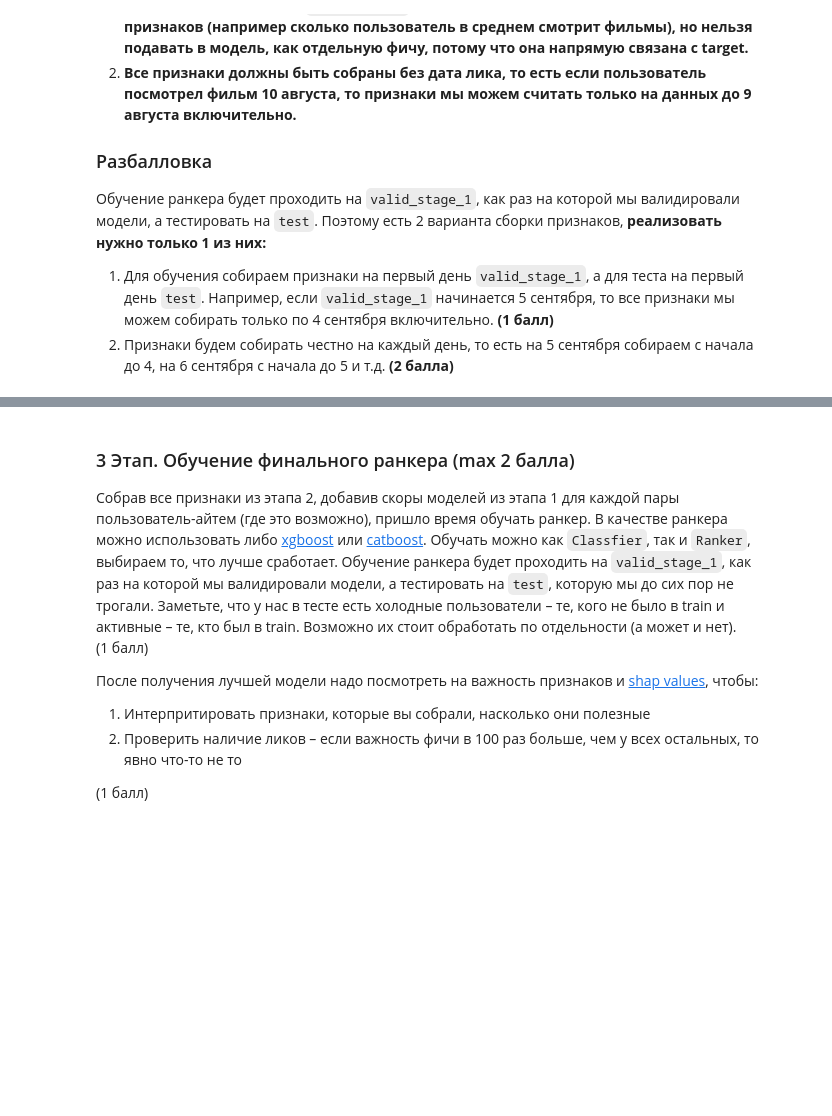
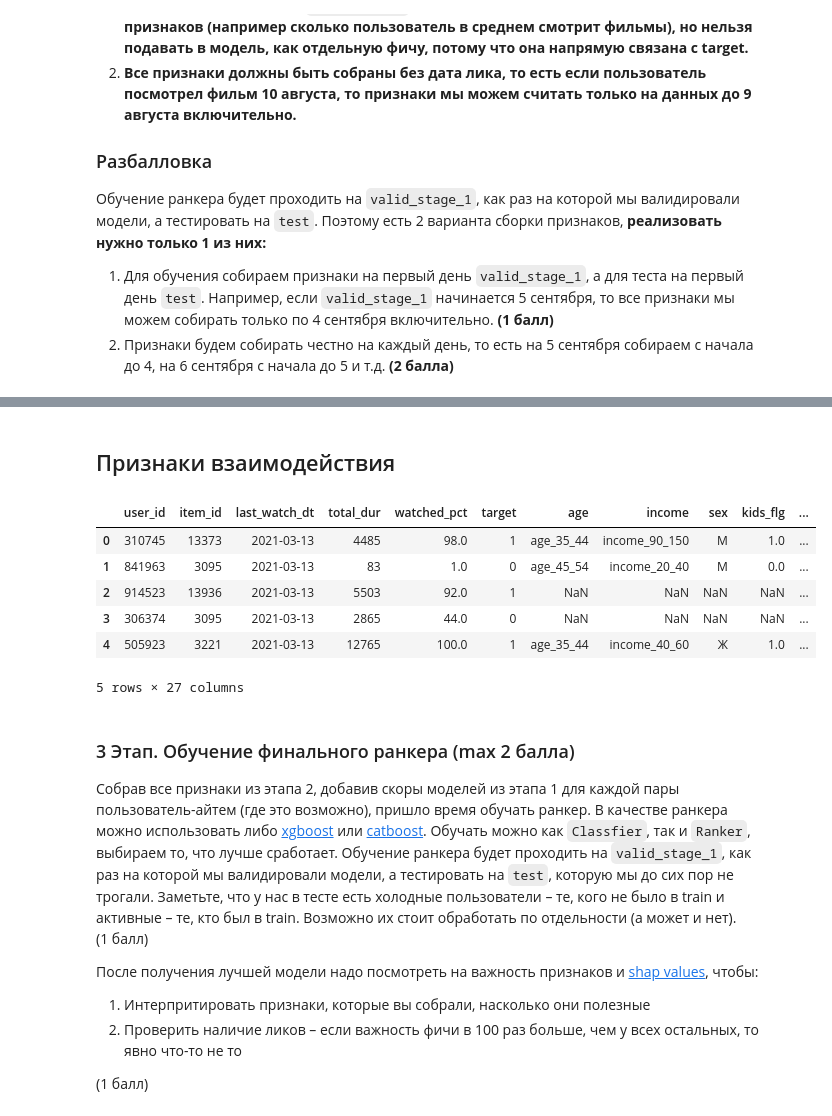
Before and after one commit to xanderkov/HSE-RecSys, a Jupyter notebook: hw-03/HSE RecSys HW3.ipynb, the cells around one changed output, grey strips where cells are left out. Saved outputs shown, nothing was run; the diff lists cells and outputs as text; code cells hidden in the pictures; blank space fills up the shorter version.

```diff
--- a/hw-03/HSE RecSys HW3.ipynb
+++ b/hw-03/HSE RecSys HW3.ipynb
@@ -513,3 +509,42 @@ test_df_with_features = # YOUR CODE IS HERE
+# %% [markdown]
+## Признаки взаимодействия
+# %%
+def make_interaction_features(train_users, features):
+    boost = train_users.copy()
+
+    for cols, new_col in features:
+        avg_col = (train_users.groupby(cols)['watched_pct']
+                    .mean()
+                    .reset_index()
+                    .rename(columns={'watched_pct': new_col}))
+        boost = boost.merge(avg_col, on=cols, how='left')
+
+
+    return boost
+# %%
+features = [
+    (['item_id', 'age'], 'avg_item_age'),
+    (['item_id', 'income'], 'avg_item_income'),
+    (['item_id', 'sex'], 'avg_item_sex'),
+    (['user_id', 'kids_flg'], 'avg_user_kids'),
+    (['user_id'], 'avg_watched'),
+    (['item_id', 'user_id'], 'interations_count')
+]
+# %%
+train_stage = train_stage.merge(df_users, on='user_id', how='left')
+train_stage = train_stage.merge(df_items, on='item_id', how='left')
+# %%
+boost = make_interaction_features(train_stage, features)
+# %%
+boost.head()
+# %% [output]
+|  | user_id | item_id | last_watch_dt | total_dur | watched_pct | target | age | income | sex | kids_flg | ... |
+| 0 | 310745 | 13373 | 2021-03-13 | 4485 | 98.0 | 1 | age_35_44 | income_90_150 | М | 1.0 | ... |
+| 1 | 841963 | 3095 | 2021-03-13 | 83 | 1.0 | 0 | age_45_54 | income_20_40 | М | 0.0 | ... |
+| 2 | 914523 | 13936 | 2021-03-13 | 5503 | 92.0 | 1 | NaN | NaN | NaN | NaN | ... |
+| 3 | 306374 | 3095 | 2021-03-13 | 2865 | 44.0 | 0 | NaN | NaN | NaN | NaN | ... |
+| 4 | 505923 | 3221 | 2021-03-13 | 12765 | 100.0 | 1 | age_35_44 | income_40_60 | Ж | 1.0 | ... |
+5 rows × 27 columns
 # %% [markdown]
 
 ### 3 Этап. Обучение финального ранкера (max 2 балла)
```
Also changed, not shown: parts of 18 cells of this notebook.
